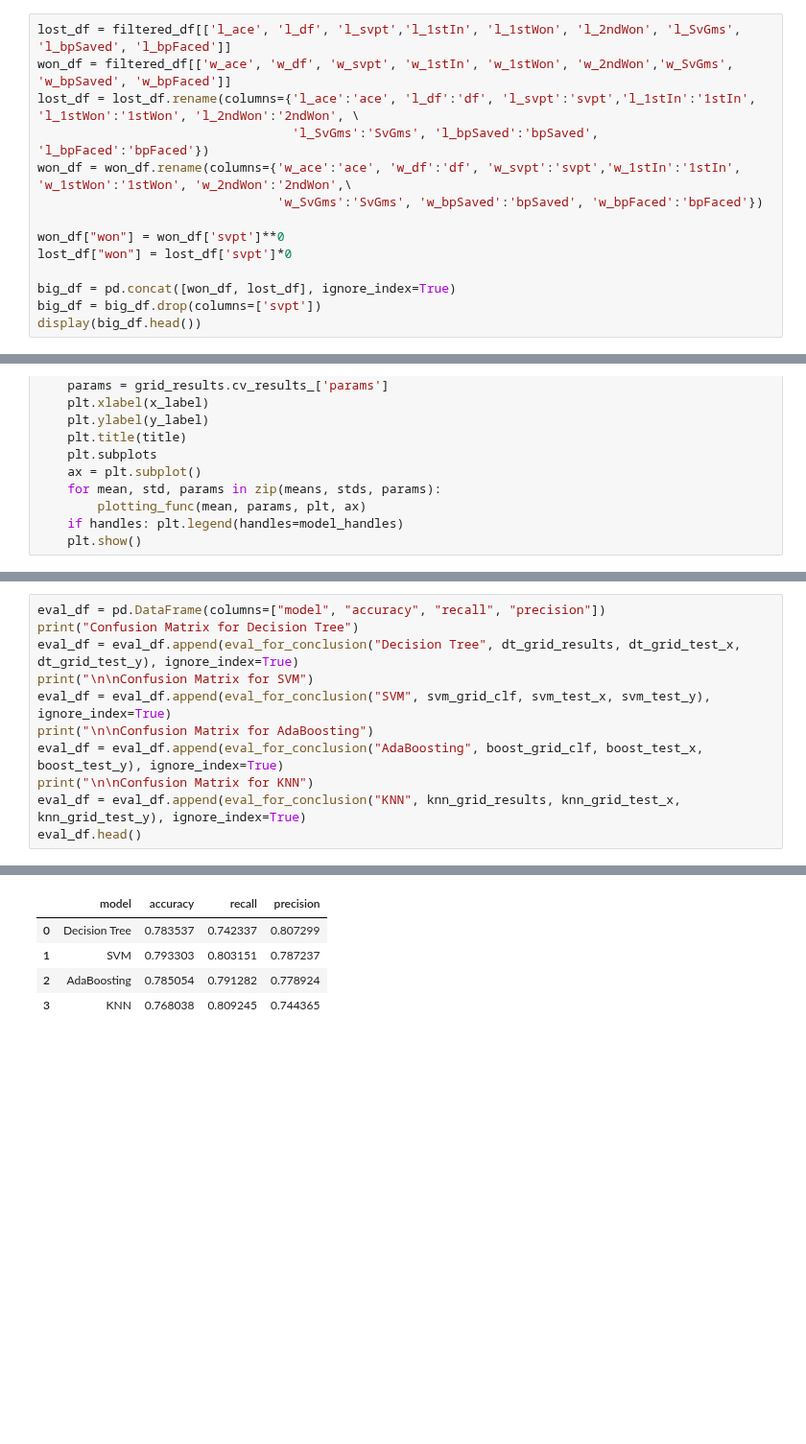
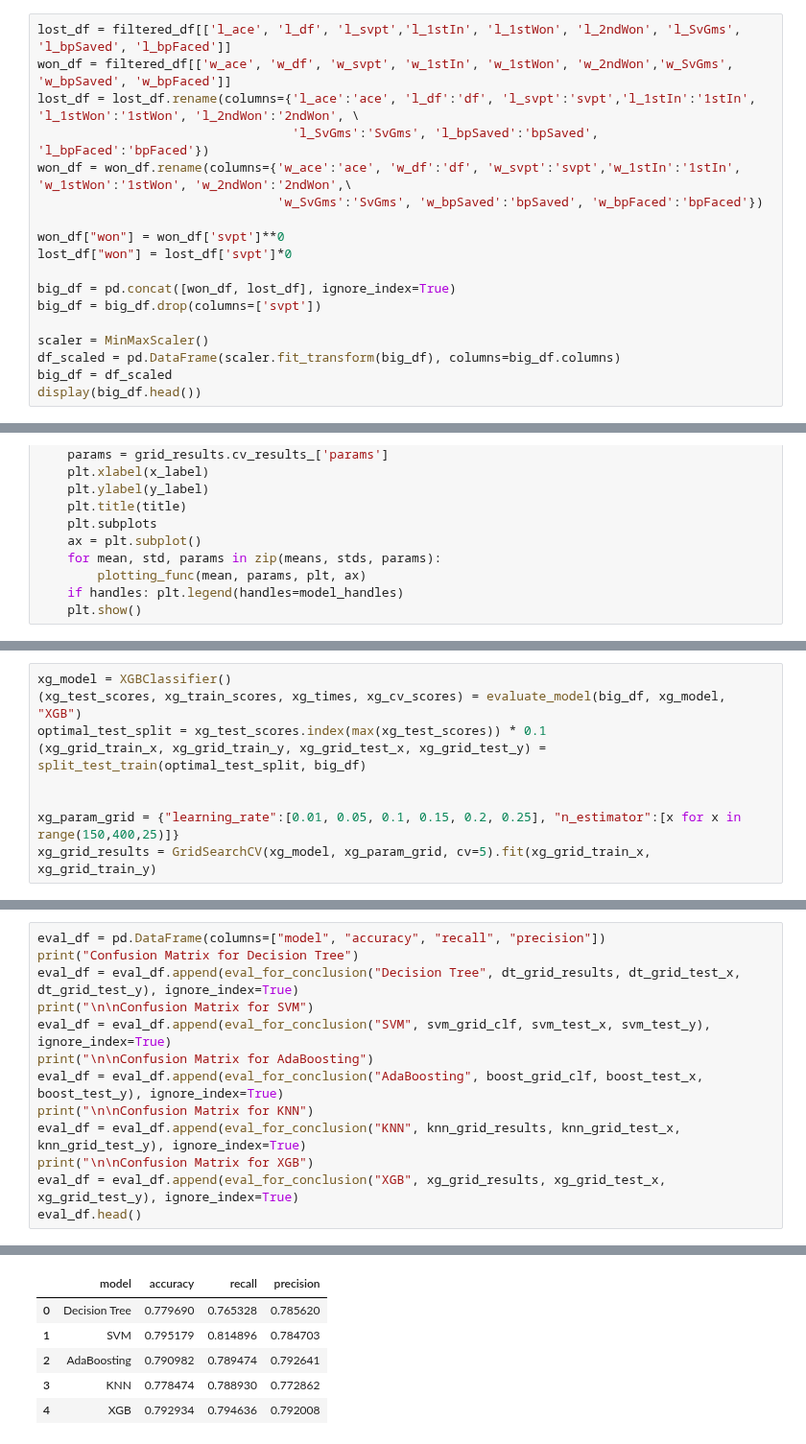
Before and after one commit to CSCI-5502/final-project, a Jupyter notebook: match-prediction/ATP Outcome Prediction.ipynb, the cells around one changed output, grey strips where cells are left out. Shown at 96% size. Cells and saved outputs as stored; diff of their text form; blank space fills up the shorter version.

```diff
--- a/match-prediction/ATP Outcome Prediction.ipynb
+++ b/match-prediction/ATP Outcome Prediction.ipynb
@@ -85,6 +87,10 @@ lost_df["won"] = lost_df['svpt']*0
 
 big_df = pd.concat([won_df, lost_df], ignore_index=True)
 big_df = big_df.drop(columns=['svpt'])
+
+scaler = MinMaxScaler()
+df_scaled = pd.DataFrame(scaler.fit_transform(big_df), columns=big_df.columns)
+big_df = df_scaled
 display(big_df.head())
 # %% [output]
 |  | ace | df | 1stIn | 1stWon | 2ndWon | SvGms | bpSaved | bpFaced | won |
@@ -386,0 +392,9 @@ Final AdaBoosting model recall: 0.7912815560767003
+# %%
+xg_model = XGBClassifier()
+(xg_test_scores, xg_train_scores, xg_times, xg_cv_scores) = evaluate_model(big_df, xg_model, "XGB")
+optimal_test_split = xg_test_scores.index(max(xg_test_scores)) * 0.1
+(xg_grid_train_x, xg_grid_train_y, xg_grid_test_x, xg_grid_test_y) = split_test_train(optimal_test_split, big_df)
+
+
+xg_param_grid = {"learning_rate":[0.01, 0.05, 0.1, 0.15, 0.2, 0.25], "n_estimator":[x for x in range(150,400,25)]}
+xg_grid_results = GridSearchCV(xg_model, xg_param_grid, cv=5).fit(xg_grid_train_x, xg_grid_train_y)
@@ -394,6 +425,8 @@ print("\n\nConfusion Matrix for AdaBoosting")
 eval_df = eval_df.append(eval_for_conclusion("AdaBoosting", boost_grid_clf, boost_test_x, boost_test_y), ignore_index=True)
 print("\n\nConfusion Matrix for KNN")
 eval_df = eval_df.append(eval_for_conclusion("KNN", knn_grid_results, knn_grid_test_x, knn_grid_test_y), ignore_index=True)
+print("\n\nConfusion Matrix for XGB")
+eval_df = eval_df.append(eval_for_conclusion("XGB", xg_grid_results, xg_grid_test_x, xg_grid_test_y), ignore_index=True)
 eval_df.head()
 # %% [output]
 Confusion Matrix for Decision Tree
@@ -416,5 +449,6 @@ Final KNN model recall: 0.809245335561125
 |  | model | accuracy | recall | precision |
-| 0 | Decision Tree | 0.783537 | 0.742337 | 0.807299 |
-| 1 | SVM | 0.793303 | 0.803151 | 0.787237 |
-| 2 | AdaBoosting | 0.785054 | 0.791282 | 0.778924 |
-| 3 | KNN | 0.768038 | 0.809245 | 0.744365 |
+| 0 | Decision Tree | 0.779690 | 0.765328 | 0.785620 |
+| 1 | SVM | 0.795179 | 0.814896 | 0.784703 |
+| 2 | AdaBoosting | 0.790982 | 0.789474 | 0.792641 |
+| 3 | KNN | 0.778474 | 0.788930 | 0.772862 |
+| 4 | XGB | 0.792934 | 0.794636 | 0.792008 |
```
Also changed, not shown: parts of 13 cells of this notebook.
